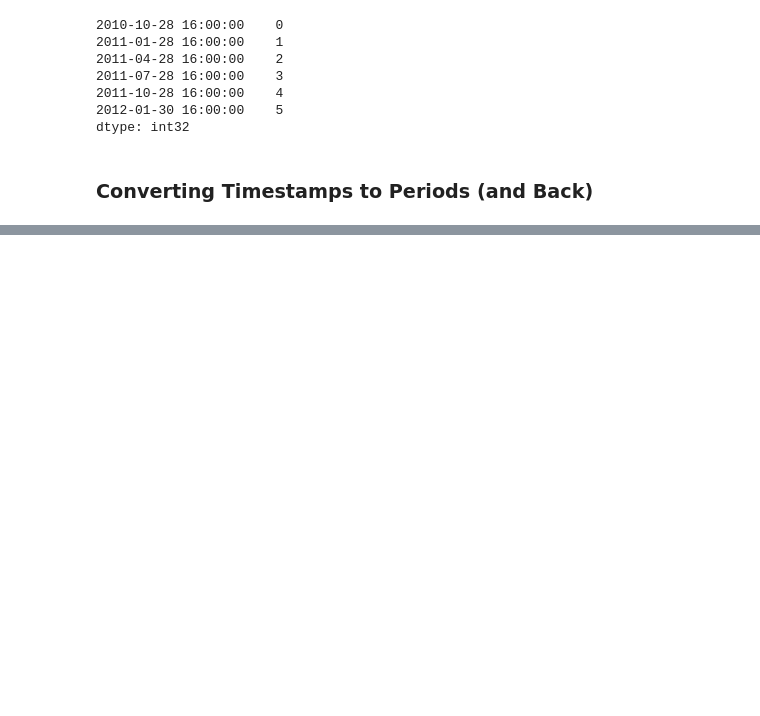
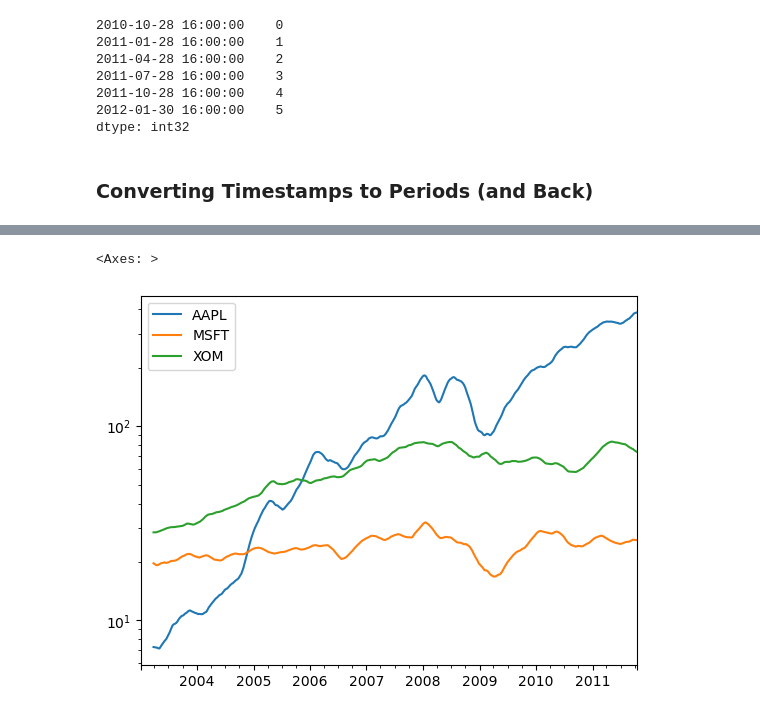
Before and after one commit to karimhbadr1/pydata-book, a Jupyter notebook: Karim/Ch11/Chapter11.ipynb, the cells around one changed output, grey strips where cells are left out. Drawn from its saved outputs; the diff is of its cells as text; code cells hidden in the pictures; blank space fills up the shorter version.

```diff
--- a/Karim/Ch11/Chapter11.ipynb
+++ b/Karim/Ch11/Chapter11.ipynb
@@ -1137,0 +1712,5 @@ dtype: int32
+# %%
+close_px.rolling(60).mean().plot(logy=True)
+# %% [output]
+<Axes: >
+[figure, added]
```
Also changed, not shown: parts of 118 cells of this notebook.
